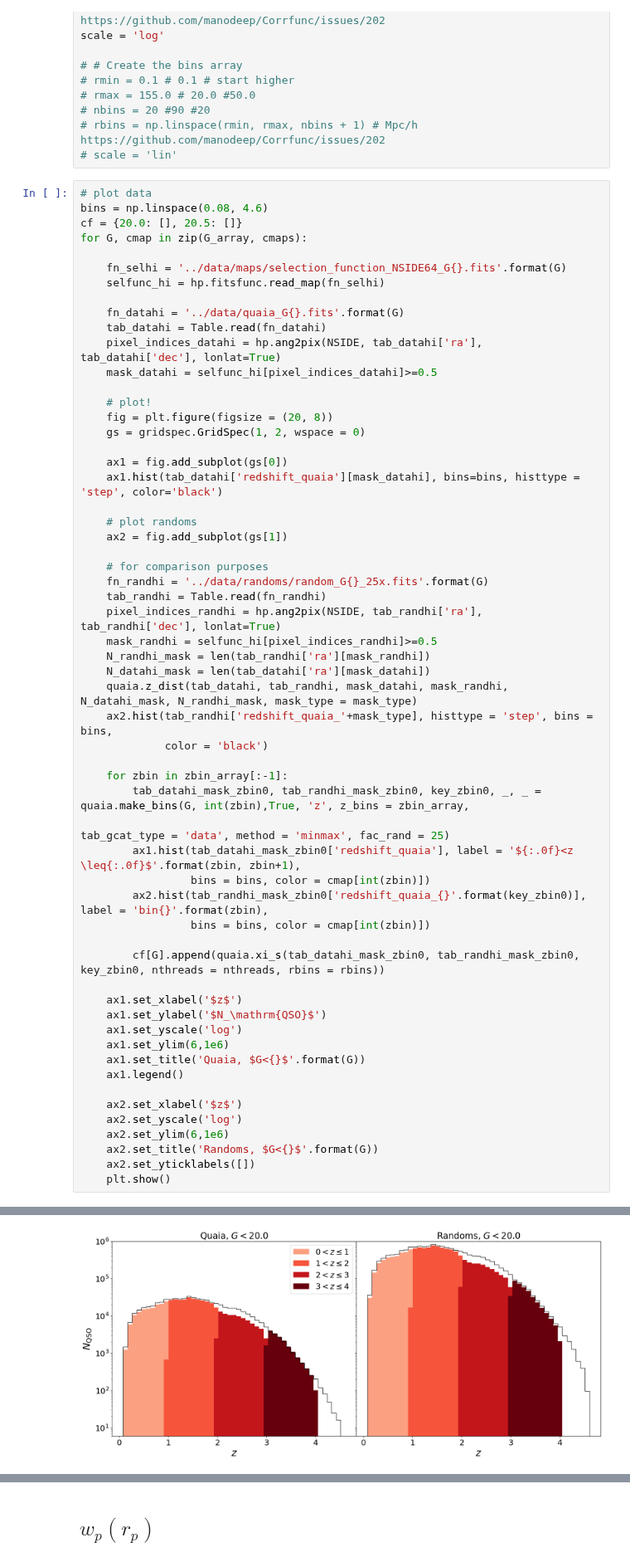
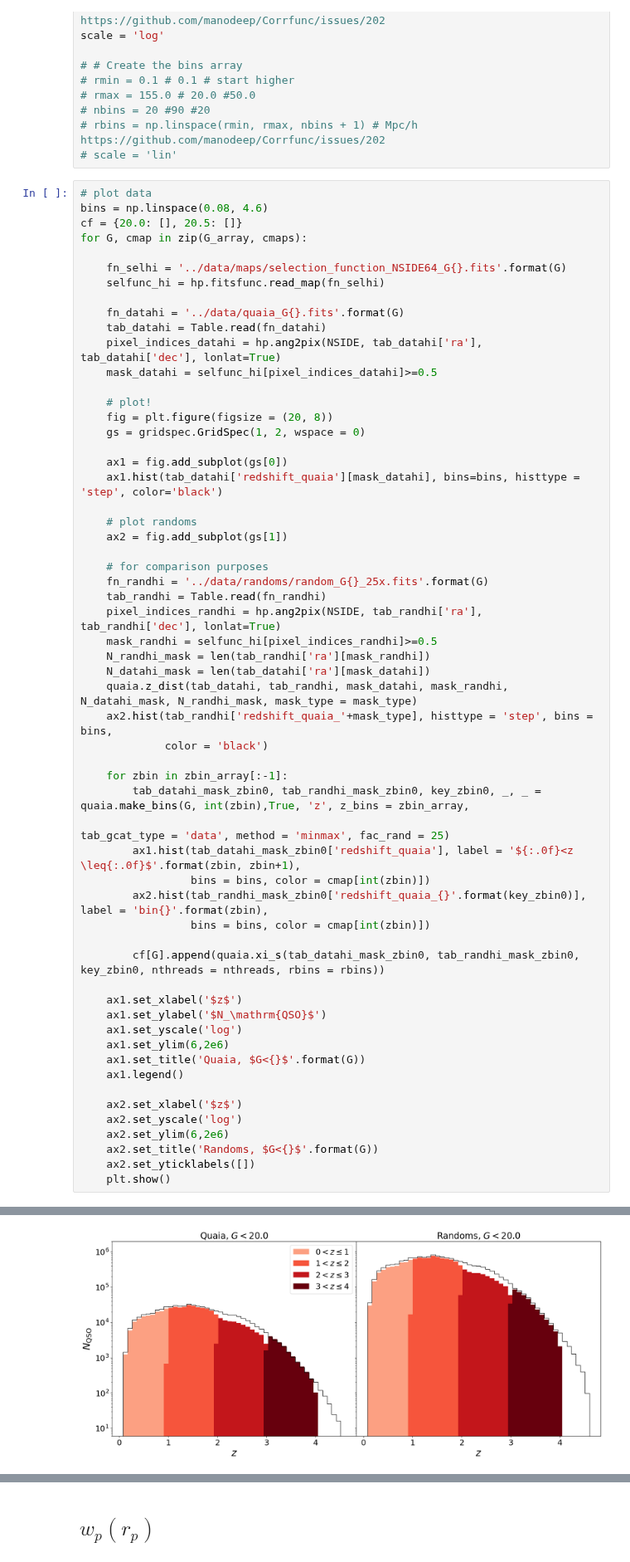
Before and after one commit to mshiferaw/quaia_bias, a Jupyter notebook: notebooks/2025-08-19_zminzmax.ipynb, the cells around one changed output, grey strips where cells are left out. Shown at 83% size. Cells and saved outputs as stored; diff of their text form.

```diff
--- a/notebooks/2025-08-19_zminzmax.ipynb
+++ b/notebooks/2025-08-19_zminzmax.ipynb
@@ -173,36 +173,36 @@ for G, cmap in zip(G_array, cmaps):
     quaia.z_dist(tab_datahi, tab_randhi, mask_datahi, mask_randhi, N_datahi_mask, N_randhi_mask, mask_type = mask_type)
     ax2.hist(tab_randhi['redshift_quaia_'+mask_type], histtype = 'step', bins = bins,
              color = 'black')
 
     for zbin in zbin_array[:-1]:
         tab_datahi_mask_zbin0, tab_randhi_mask_zbin0, key_zbin0, _, _ = quaia.make_bins(G, int(zbin),True, 'z', z_bins = zbin_array,
                                                                                            tab_gcat_type = 'data', method = 'minmax', fac_rand = 25)
         ax1.hist(tab_datahi_mask_zbin0['redshift_quaia'], label = '${:.0f}<z \leq{:.0f}$'.format(zbin, zbin+1),
                  bins = bins, color = cmap[int(zbin)])
         ax2.hist(tab_randhi_mask_zbin0['redshift_quaia_{}'.format(key_zbin0)], label = 'bin{}'.format(zbin),
                  bins = bins, color = cmap[int(zbin)])
 
         cf[G].append(quaia.xi_s(tab_datahi_mask_zbin0, tab_randhi_mask_zbin0, key_zbin0, nthreads = nthreads, rbins = rbins))
 
     ax1.set_xlabel('$z$')
     ax1.set_ylabel('$N_\mathrm{QSO}$')
     ax1.set_yscale('log')
-    ax1.set_ylim(6,1e6)
+    ax1.set_ylim(6,2e6)
     ax1.set_title('Quaia, $G<{}$'.format(G))
     ax1.legend()
 
     ax2.set_xlabel('$z$')
     ax2.set_yscale('log')
-    ax2.set_ylim(6,1e6)
+    ax2.set_ylim(6,2e6)
     ax2.set_title('Randoms, $G<{}$'.format(G))
     ax2.set_yticklabels([])
     plt.show()
 # %% [output]
 _G20.0_zmin0.0zmax1.0
 _G20.0_zmin1.0zmax2.0
 _G20.0_zmin2.0zmax3.0
 _G20.0_zmin3.0zmax4.0
-[figure, old version]
+[figure, new version]
 _G20.5_zmin0.0zmax1.0
 _G20.5_zmin1.0zmax2.0
 _G20.5_zmin2.0zmax3.0
```
Also changed, not shown: parts of 4 cells of this notebook, 3 other files.
